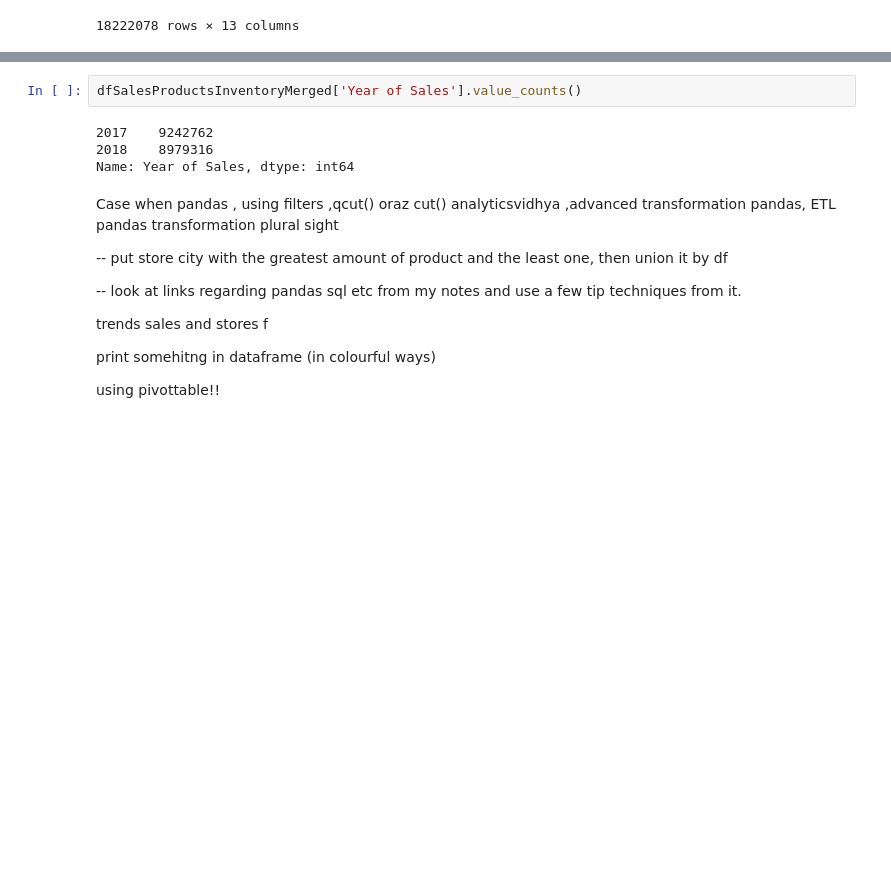
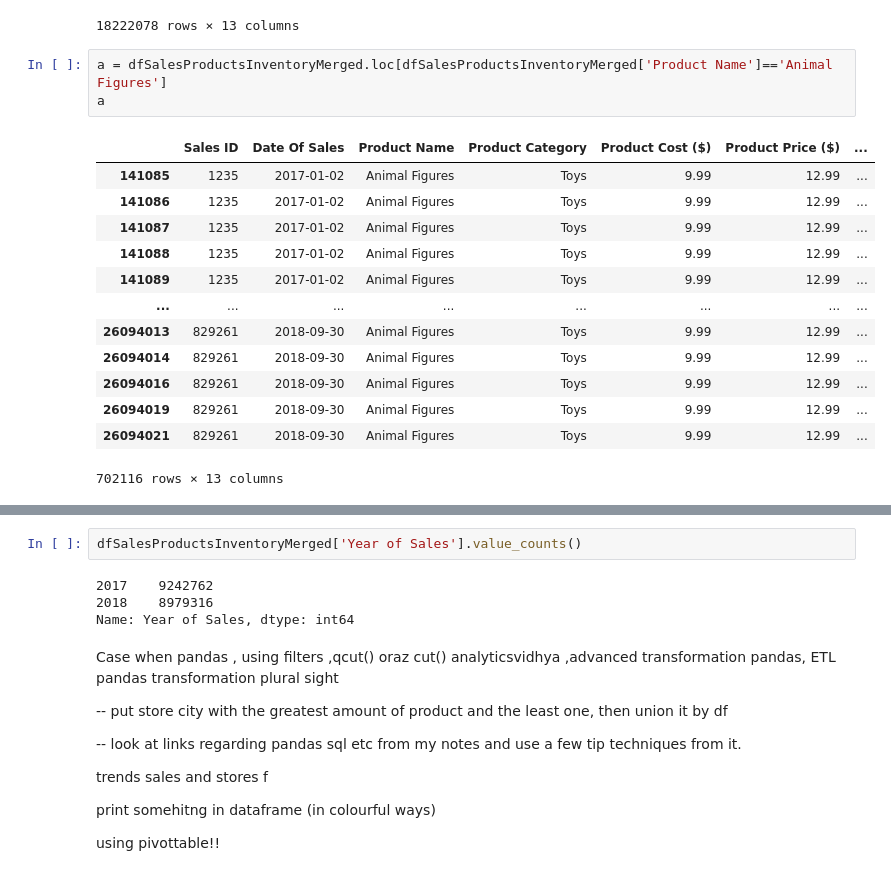
Before and after one commit to Lunczer93/Python_Project_2_Mexico_Toy_Sales, a Jupyter notebook: Python Project 2 Mexico Toy Sales.ipynb, the cells around one changed output, grey strips where cells are left out. Cells and saved outputs as stored; diff of their text form; blank space fills up the shorter version.

```diff
--- a/Python Project 2 Mexico Toy Sales.ipynb
+++ b/Python Project 2 Mexico Toy Sales.ipynb
@@ -1464,3 +1464,20 @@ dfSalesProductsInventoryMerged
 | 26405711 | 821027 | 2018-09-25 | Playfoam | Art & Crafts | 3.99 | 10.99 | ... |
 | 26405713 | 821027 | 2018-09-25 | Playfoam | Art & Crafts | 3.99 | 10.99 | ... |
 18222078 rows × 13 columns
+# %%
+a = dfSalesProductsInventoryMerged.loc[dfSalesProductsInventoryMerged['Product Name']=='Animal Figures']
+a
+# %% [output]
+|  | Sales ID | Date Of Sales | Product Name | Product Category | Product Cost ($) | Product Price ($) | ... |
+| 141085 | 1235 | 2017-01-02 | Animal Figures | Toys | 9.99 | 12.99 | ... |
+| 141086 | 1235 | 2017-01-02 | Animal Figures | Toys | 9.99 | 12.99 | ... |
+| 141087 | 1235 | 2017-01-02 | Animal Figures | Toys | 9.99 | 12.99 | ... |
+| 141088 | 1235 | 2017-01-02 | Animal Figures | Toys | 9.99 | 12.99 | ... |
+| 141089 | 1235 | 2017-01-02 | Animal Figures | Toys | 9.99 | 12.99 | ... |
+| ... | ... | ... | ... | ... | ... | ... | ... |
+| 26094013 | 829261 | 2018-09-30 | Animal Figures | Toys | 9.99 | 12.99 | ... |
+| 26094014 | 829261 | 2018-09-30 | Animal Figures | Toys | 9.99 | 12.99 | ... |
+| 26094016 | 829261 | 2018-09-30 | Animal Figures | Toys | 9.99 | 12.99 | ... |
+| 26094019 | 829261 | 2018-09-30 | Animal Figures | Toys | 9.99 | 12.99 | ... |
+| 26094021 | 829261 | 2018-09-30 | Animal Figures | Toys | 9.99 | 12.99 | ... |
+702116 rows × 13 columns
```
Also changed, not shown: parts of 15 cells of this notebook.
